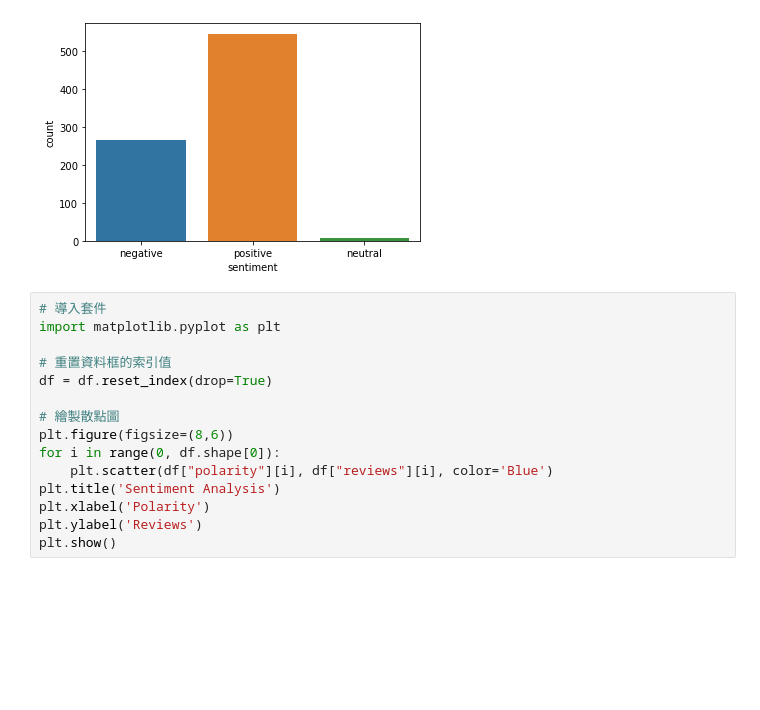
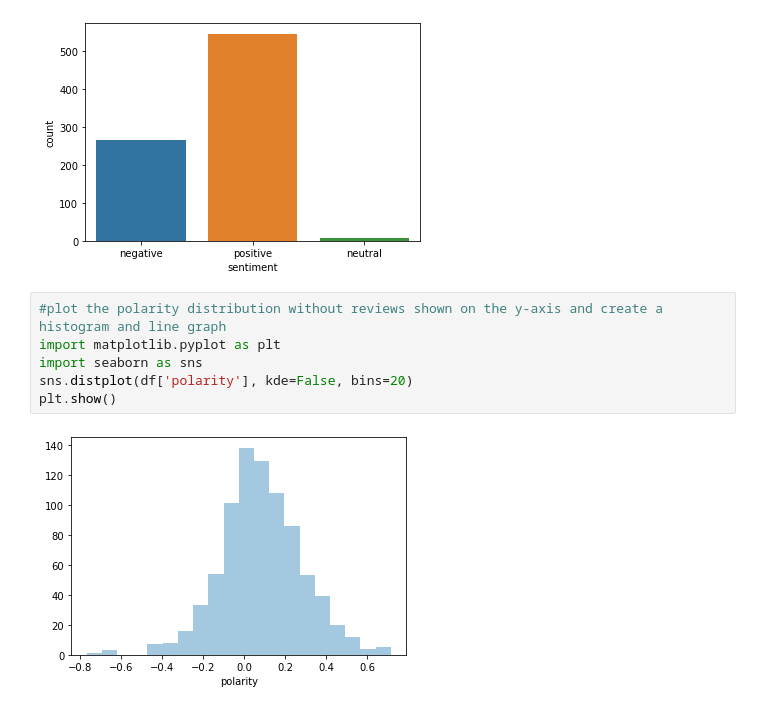
Before and after one commit to invisiblecao/BritishAirwaysDSProject, a Jupyter notebook: getting_started.ipynb, the cells around one changed output. Cells and saved outputs as stored; diff of their text form; blank space fills up the shorter version.

```diff
--- a/getting_started.ipynb
+++ b/getting_started.ipynb
@@ -227,18 +227,11 @@ sns.countplot(x='sentiment', data=df)
 plt.show()
 # %% [output]
 [figure]
-# %%
-# 導入套件
-import matplotlib.pyplot as plt
-
-# 重置資料框的索引值
-df = df.reset_index(drop=True)
-
-# 繪製散點圖
-plt.figure(figsize=(8,6))
-for i in range(0, df.shape[0]):
-    plt.scatter(df["polarity"][i], df["reviews"][i], color='Blue')
-plt.title('Sentiment Analysis')
-plt.xlabel('Polarity')
-plt.ylabel('Reviews')
-plt.show()
+# %%
+#plot the polarity distribution without reviews shown on the y-axis and create a histogram and line graph
+import matplotlib.pyplot as plt
+import seaborn as sns
+sns.distplot(df['polarity'], kde=False, bins=20)
+plt.show()
+# %% [output]
+[figure, added]
```
Also changed, not shown: parts of 1 cell of this notebook.
